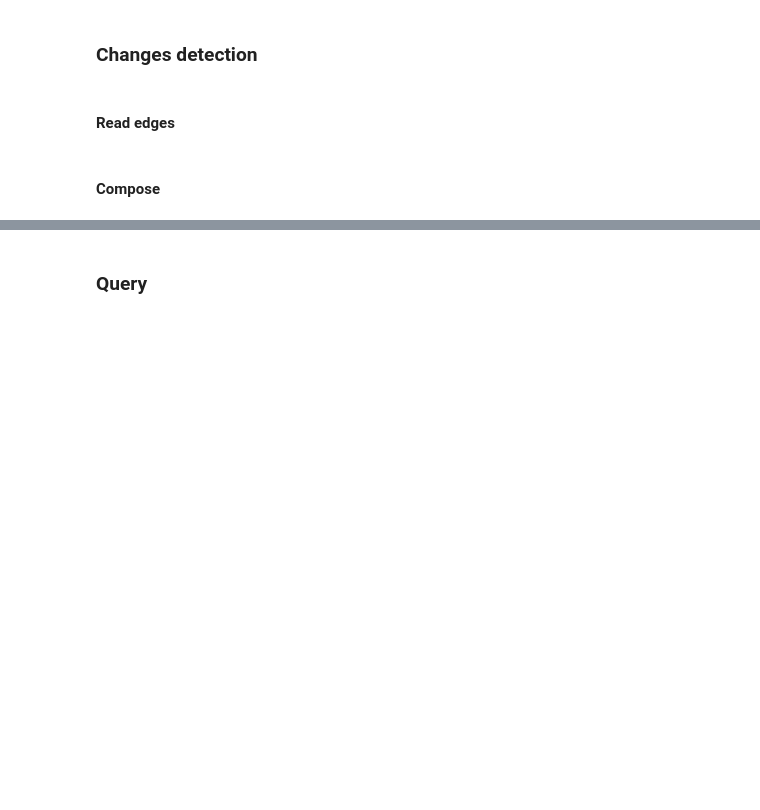
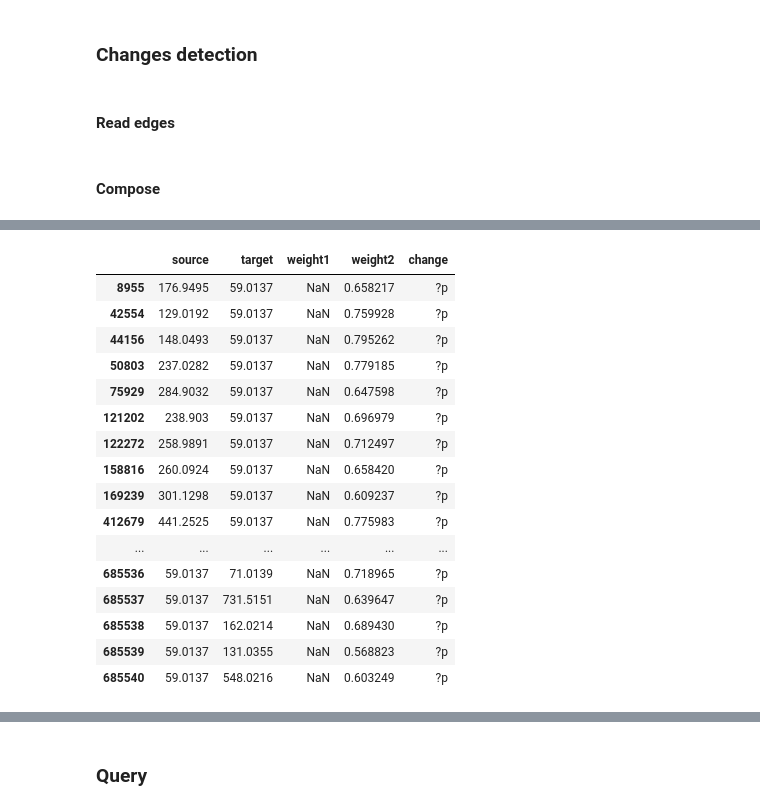
Before and after one commit to win7/GNN_Unsupervised, a Jupyter notebook: change_detection.ipynb, the cells around one changed output, grey strips where cells are left out. Drawn from its saved outputs; the diff is of its cells as text; code cells hidden in the pictures; blank space fills up the shorter version.

```diff
--- a/change_detection.ipynb
+++ b/change_detection.ipynb
@@ -127,0 +135,21 @@ df_change[(df_change["weight1"].notnull()) & (df_change["weight2"].notnull())].i
+# %%
+node = "59.0137"
+df_change[(df_change["source"] == node) | (df_change["target"] == node)]
+# %% [output]
+|  | source | target | weight1 | weight2 | change |
+| 8955 | 176.9495 | 59.0137 | NaN | 0.658217 | ?p |
+| 42554 | 129.0192 | 59.0137 | NaN | 0.759928 | ?p |
+| 44156 | 148.0493 | 59.0137 | NaN | 0.795262 | ?p |
+| 50803 | 237.0282 | 59.0137 | NaN | 0.779185 | ?p |
+| 75929 | 284.9032 | 59.0137 | NaN | 0.647598 | ?p |
+| 121202 | 238.903 | 59.0137 | NaN | 0.696979 | ?p |
+| 122272 | 258.9891 | 59.0137 | NaN | 0.712497 | ?p |
+| 158816 | 260.0924 | 59.0137 | NaN | 0.658420 | ?p |
+| 169239 | 301.1298 | 59.0137 | NaN | 0.609237 | ?p |
+| 412679 | 441.2525 | 59.0137 | NaN | 0.775983 | ?p |
+| ... | ... | ... | ... | ... | ... |
+| 685536 | 59.0137 | 71.0139 | NaN | 0.718965 | ?p |
+| 685537 | 59.0137 | 731.5151 | NaN | 0.639647 | ?p |
+| 685538 | 59.0137 | 162.0214 | NaN | 0.689430 | ?p |
+| 685539 | 59.0137 | 131.0355 | NaN | 0.568823 | ?p |
+| 685540 | 59.0137 | 548.0216 | NaN | 0.603249 | ?p |
```
Also changed, not shown: parts of 19 cells of this notebook, 20 other files.
